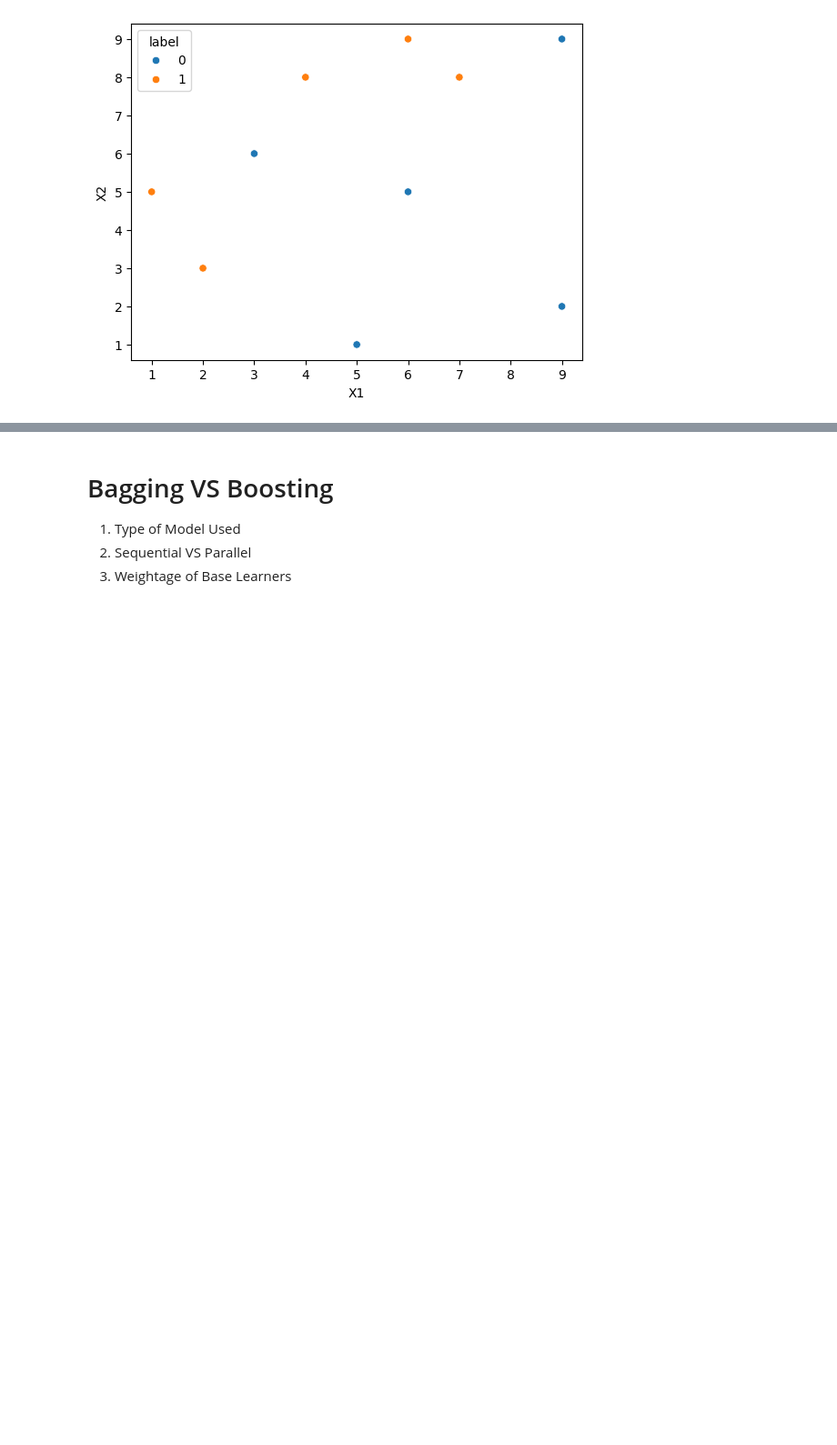
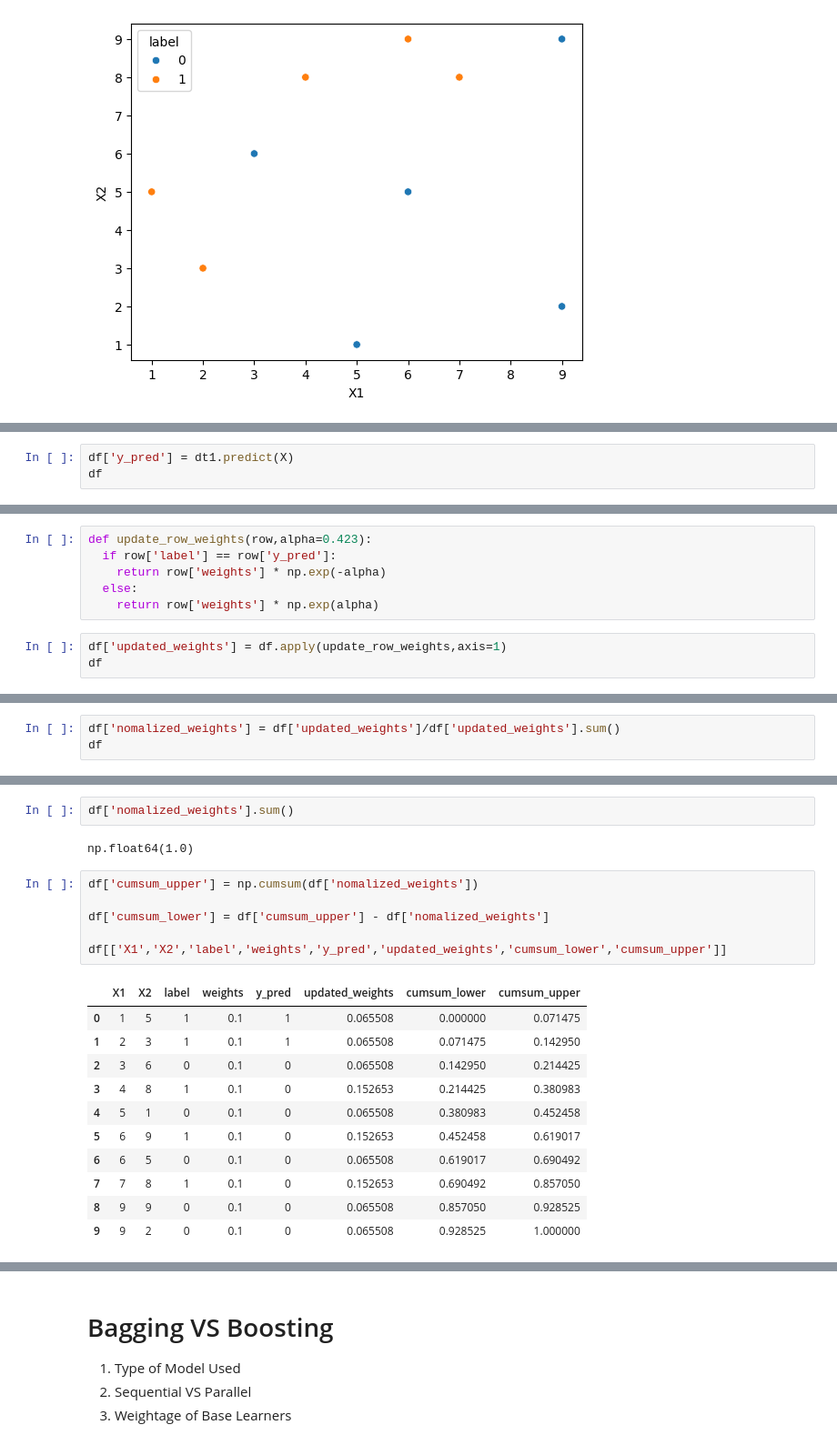
Before and after one commit to ahmedfakhar747/machine-learning-notebooks, a Jupyter notebook: 50_AdaBoost_Intuition_and_Implementation.ipynb, the cells around one changed output, grey strips where cells are left out. Shown at 91% size. Drawn from its saved outputs; the diff is of its cells as text; blank space fills up the shorter version.

```diff
--- a/50_AdaBoost_Intuition_and_Implementation.ipynb
+++ b/50_AdaBoost_Intuition_and_Implementation.ipynb
@@ -36,0 +78,3 @@ plt.show()
+# %%
+df['y_pred'] = dt1.predict(X)
+df
@@ -36,0 +102,9 @@ plt.show()
+# %%
+def update_row_weights(row,alpha=0.423):
+  if row['label'] == row['y_pred']:
+    return row['weights'] * np.exp(-alpha)
+  else:
+    return row['weights'] * np.exp(alpha)
+# %%
+df['updated_weights'] = df.apply(update_row_weights,axis=1)
+df
@@ -36,0 +127,3 @@ plt.show()
+# %%
+df['nomalized_weights'] = df['updated_weights']/df['updated_weights'].sum()
+df
@@ -36,0 +142,22 @@ plt.show()
+# %%
+df['nomalized_weights'].sum()
+# %% [output]
+np.float64(1.0)
+# %%
+df['cumsum_upper'] = np.cumsum(df['nomalized_weights'])
+
+df['cumsum_lower'] = df['cumsum_upper'] - df['nomalized_weights']
+
+df[['X1','X2','label','weights','y_pred','updated_weights','cumsum_lower','cumsum_upper']]
+# %% [output]
+|  | X1 | X2 | label | weights | y_pred | updated_weights | cumsum_lower | cumsum_upper |
+| 0 | 1 | 5 | 1 | 0.1 | 1 | 0.065508 | 0.000000 | 0.071475 |
+| 1 | 2 | 3 | 1 | 0.1 | 1 | 0.065508 | 0.071475 | 0.142950 |
+| 2 | 3 | 6 | 0 | 0.1 | 0 | 0.065508 | 0.142950 | 0.214425 |
+| 3 | 4 | 8 | 1 | 0.1 | 0 | 0.152653 | 0.214425 | 0.380983 |
+| 4 | 5 | 1 | 0 | 0.1 | 0 | 0.065508 | 0.380983 | 0.452458 |
+| 5 | 6 | 9 | 1 | 0.1 | 0 | 0.152653 | 0.452458 | 0.619017 |
+| 6 | 6 | 5 | 0 | 0.1 | 0 | 0.065508 | 0.619017 | 0.690492 |
+| 7 | 7 | 8 | 1 | 0.1 | 0 | 0.152653 | 0.690492 | 0.857050 |
+| 8 | 9 | 9 | 0 | 0.1 | 0 | 0.065508 | 0.857050 | 0.928525 |
+| 9 | 9 | 2 | 0 | 0.1 | 0 | 0.065508 | 0.928525 | 1.000000 |
```
Also changed, not shown: parts of 14 cells of this notebook.
